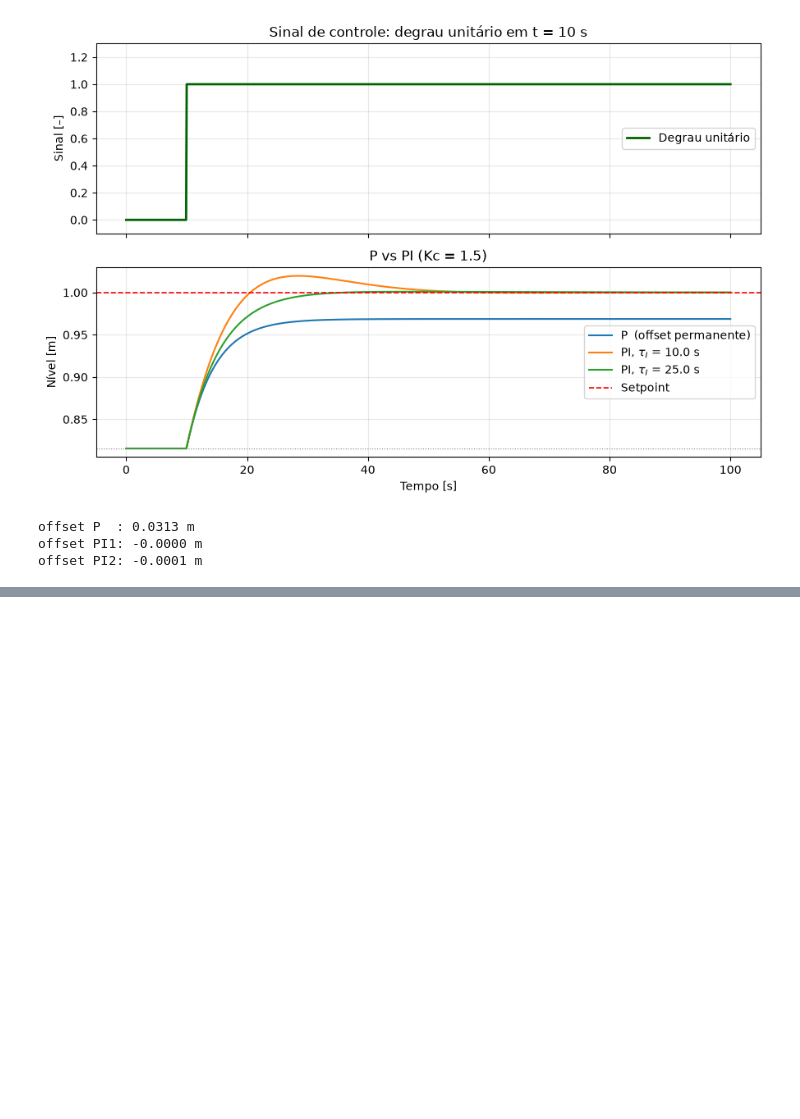
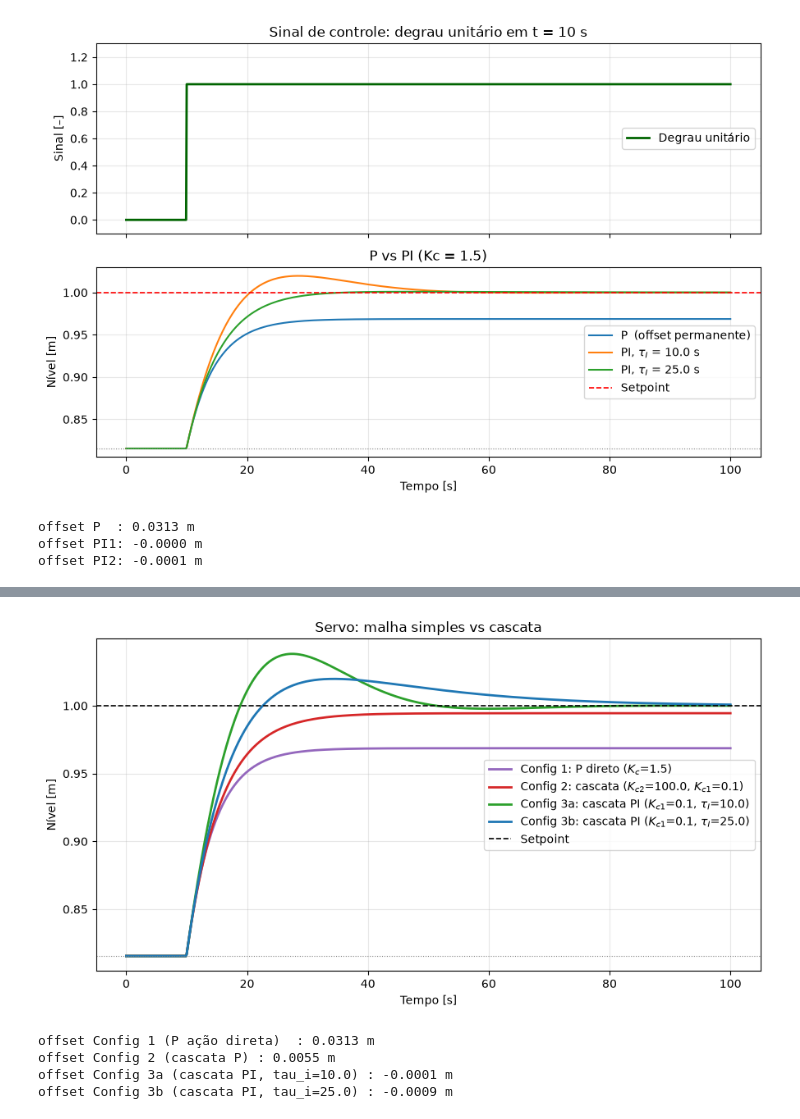
Before and after one commit to Gabriel-dotcom-code/Graduate_Courses, a Jupyter notebook: Process_Control_Studies/Tanque_simples.ipynb, the cells around one changed output, grey strips where cells are left out. Cells and saved outputs as stored; diff of their text form; code cells hidden in the pictures; blank space fills up the shorter version.

```diff
--- a/Process_Control_Studies/Tanque_simples.ipynb
+++ b/Process_Control_Studies/Tanque_simples.ipynb
@@ -401,0 +511,50 @@ offset PI2: -0.0001 m
+# %%
+def closed_loop(Kc, tau_i=None, mode='prd'):
+    # controlador: P se tau_i is None, PI caso contrário
+    if tau_i is None:
+        Gc = ct.tf([Kc], [1])                     # P
+    else:
+        Gc = ct.tf([Kc*tau_i, Kc], [tau_i, 0])    # PI = Kc*(1 + 1/(tau_i*s))
+
+    # processo visto pelo controlador
+    G = G2s if mode == 'prd' else G3s
+
+    servo = ct.feedback(-Gc*G, 1, sign=-1)
+    y = ct.forced_response(servo, T=t, U=u).outputs
+    return h_0 + np.asarray(y).reshape(-1)
+# %%
+# Config 1 — primário direto, P
+h_cfg1 = closed_loop(Kc1_malha_simples, mode='prd')          # Kc=1.5
+
+# Config 2 — cascata, mestre P
+h_cfg2 = closed_loop(Kc1_P_master, mode='cas')               # Kc=0.1, sem tau_i
+
+# Config 3 — cascata, mestre PI
+h_cfg3a = closed_loop(Kc1_PI_master, TAU_I_MASTER_1, 'cas')  # tau_i=10
+h_cfg3b = closed_loop(Kc1_PI_master, TAU_I_MASTER_2, 'cas')  # tau_i=25
+# %%
+plt.figure(figsize=(9, 5))
+
+plt.plot(t, h_cfg1, color='tab:purple', lw=2, label=f'Config 1: P direto ($K_c$={Kc1_malha_simples})')
+plt.plot(t, h_cfg2, color='tab:red',    lw=2, label=f'Config 2: cascata ($K_{{c2}}$={Kc2}, $K_{{c1}}$={Kc1_P_master})')
+plt.plot(t, h_cfg3a, color='tab:green',  lw=2, label=f'Config 3a: cascata PI ($K_{{c1}}$={Kc1_PI_master}, $\\tau_I$={TAU_I_MASTER_1})')
+plt.plot(t, h_cfg3b, color='tab:blue',   lw=2, label=f'Config 3b: cascata PI ($K_{{c1}}$={Kc1_PI_master}, $\\tau_I$={TAU_I_MASTER_2})')
+
+
+plt.axhline(setpoint, color='k', ls='--', lw=1.2, label='Setpoint')
+plt.axhline(h_0, color='gray', ls=':', lw=.8)
+plt.xlabel('Tempo [s]'); plt.ylabel('Nível [m]')
+plt.title('Servo: malha simples vs cascata'); plt.legend(); plt.grid(alpha=.3)
+plt.tight_layout(); plt.show()
+# %% [output]
+[figure, added]
+# %%
+print(f'offset Config 1 (P ação direta)  : {setpoint - h_cfg1[-1]:.4f} m')
+print(f'offset Config 2 (cascata P) : {setpoint - h_cfg2[-1]:.4f} m')
+print(f'offset Config 3a (cascata PI, tau_i={TAU_I_MASTER_1}) : {setpoint - h_cfg3a[-1]:.4f} m')
+print(f'offset Config 3b (cascata PI, tau_i={TAU_I_MASTER_2}) : {setpoint - h_cfg3b[-1]:.4f} m')
+# %% [output]
+offset Config 1 (P ação direta)  : 0.0313 m
+offset Config 2 (cascata P) : 0.0055 m
+offset Config 3a (cascata PI, tau_i=10.0) : -0.0001 m
+offset Config 3b (cascata PI, tau_i=25.0) : -0.0009 m
```
Also changed, not shown: parts of 12 cells of this notebook.
